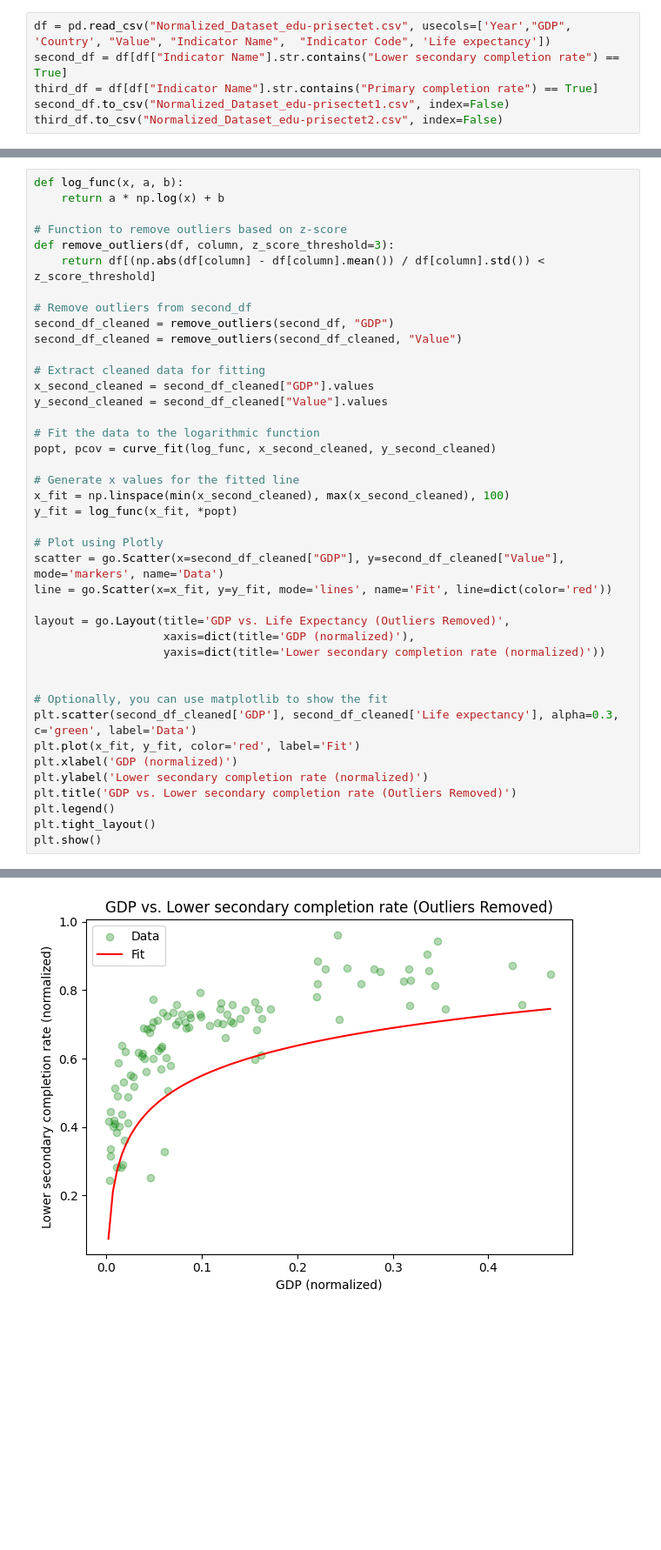
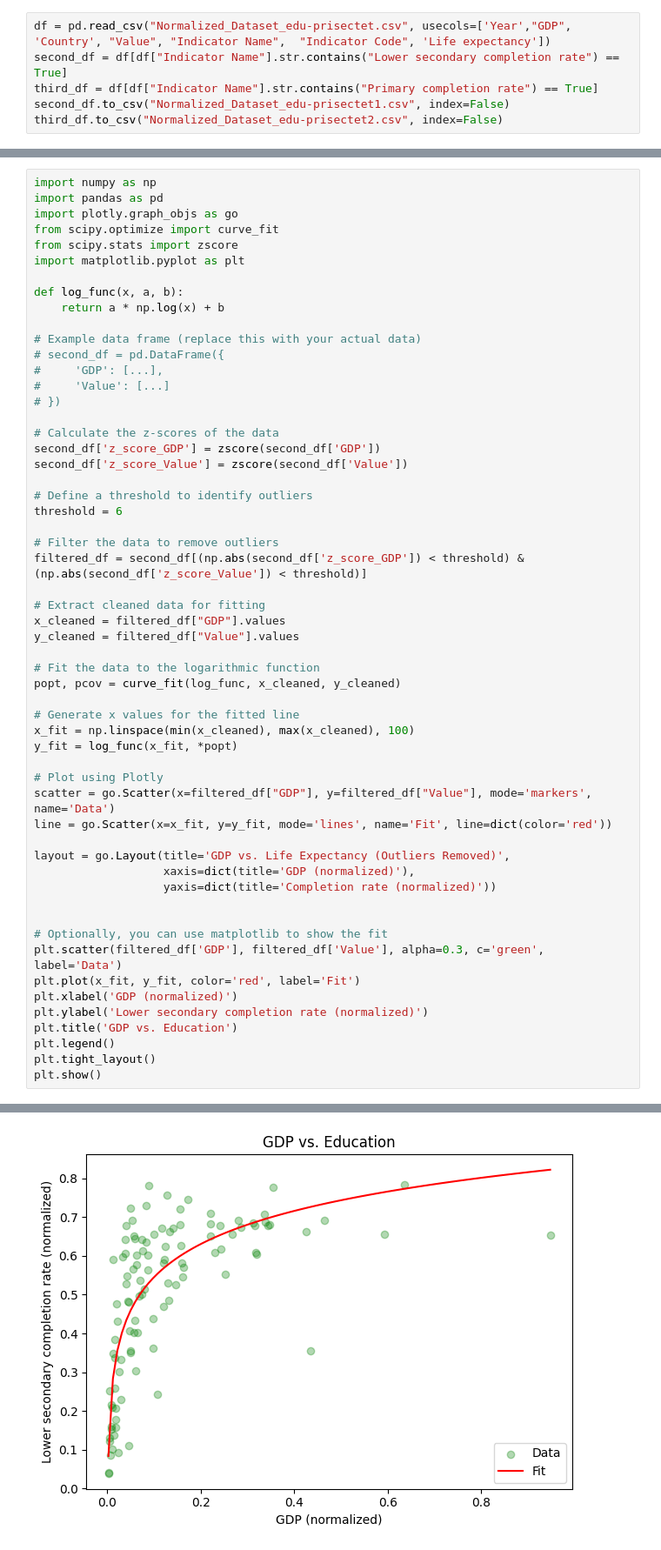
Before and after one commit to Leonardovink/infovis, a Jupyter notebook: edu-prisectet.ipynb, the cells around one changed output, grey strips where cells are left out. Shown: that part at 87% size. Saved outputs shown, nothing was run; the diff lists cells and outputs as text; blank space fills up the shorter version.

```diff
--- a/edu-prisectet.ipynb
+++ b/edu-prisectet.ipynb
@@ -247,43 +247,58 @@ plt.show()
 # %% [output]
 [figure]
 # %%
+import numpy as np
+import pandas as pd
+import plotly.graph_objs as go
+from scipy.optimize import curve_fit
+from scipy.stats import zscore
+import matplotlib.pyplot as plt
+
 def log_func(x, a, b):
     return a * np.log(x) + b
 
-# Function to remove outliers based on z-score
-def remove_outliers(df, column, z_score_threshold=3):
-    return df[(np.abs(df[column] - df[column].mean()) / df[column].std()) < z_score_threshold]
+# Example data frame (replace this with your actual data)
+# second_df = pd.DataFrame({
+#     'GDP': [...],
+#     'Value': [...]
+# })
 
-# Remove outliers from second_df
-second_df_cleaned = remove_outliers(second_df, "GDP")
-second_df_cleaned = remove_outliers(second_df_cleaned, "Value")
+# Calculate the z-scores of the data
+second_df['z_score_GDP'] = zscore(second_df['GDP'])
+second_df['z_score_Value'] = zscore(second_df['Value'])
+
+# Define a threshold to identify outliers
+threshold = 6
+
+# Filter the data to remove outliers
+filtered_df = second_df[(np.abs(second_df['z_score_GDP']) < threshold) & (np.abs(second_df['z_score_Value']) < threshold)]
 
 # Extract cleaned data for fitting
-x_second_cleaned = second_df_cleaned["GDP"].values
-y_second_cleaned = second_df_cleaned["Value"].values
+x_cleaned = filtered_df["GDP"].values
+y_cleaned = filtered_df["Value"].values
 
 # Fit the data to the logarithmic function
-popt, pcov = curve_fit(log_func, x_second_cleaned, y_second_cleaned)
+popt, pcov = curve_fit(log_func, x_cleaned, y_cleaned)
 
 # Generate x values for the fitted line
-x_fit = np.linspace(min(x_second_cleaned), max(x_second_cleaned), 100)
+x_fit = np.linspace(min(x_cleaned), max(x_cleaned), 100)
 y_fit = log_func(x_fit, *popt)
 
 # Plot using Plotly
-scatter = go.Scatter(x=second_df_cleaned["GDP"], y=second_df_cleaned["Value"], mode='markers', name='Data')
+scatter = go.Scatter(x=filtered_df["GDP"], y=filtered_df["Value"], mode='markers', name='Data')
 line = go.Scatter(x=x_fit, y=y_fit, mode='lines', name='Fit', line=dict(color='red'))
 
 layout = go.Layout(title='GDP vs. Life Expectancy (Outliers Removed)',
                    xaxis=dict(title='GDP (normalized)'),
-                   yaxis=dict(title='Lower secondary completion rate (normalized)'))
+                   yaxis=dict(title='Completion rate (normalized)'))
 
 
 # Optionally, you can use matplotlib to show the fit
-plt.scatter(second_df_cleaned['GDP'], second_df_cleaned['Life expectancy'], alpha=0.3, c='green', label='Data')
+plt.scatter(filtered_df['GDP'], filtered_df['Value'], alpha=0.3, c='green', label='Data')
 plt.plot(x_fit, y_fit, color='red', label='Fit')
 plt.xlabel('GDP (normalized)')
 plt.ylabel('Lower secondary completion rate (normalized)')
-plt.title('GDP vs. Lower secondary completion rate (Outliers Removed)')
+plt.title('GDP vs. Education')
 plt.legend()
 plt.tight_layout()
 plt.show()
@@ -291 +317 @@ plt.show()
-[figure, old version]
+[figure, new version]
```
Also changed, not shown: parts of 1 cell of this notebook, 3 other files.
